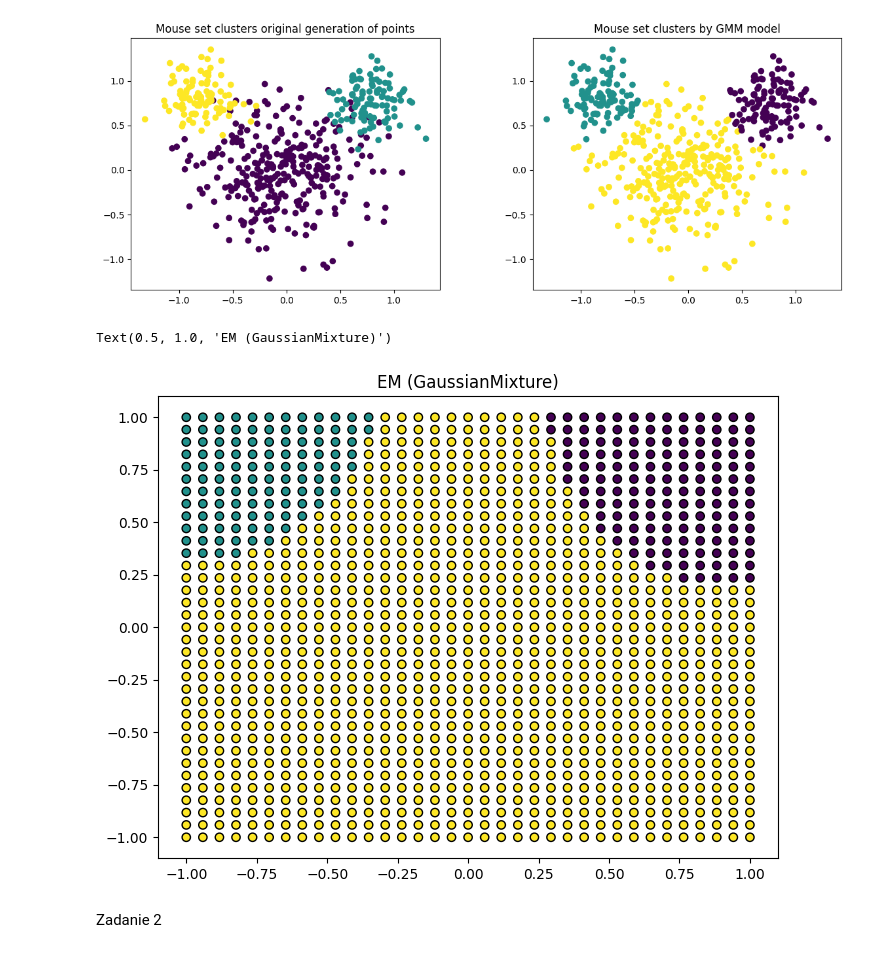
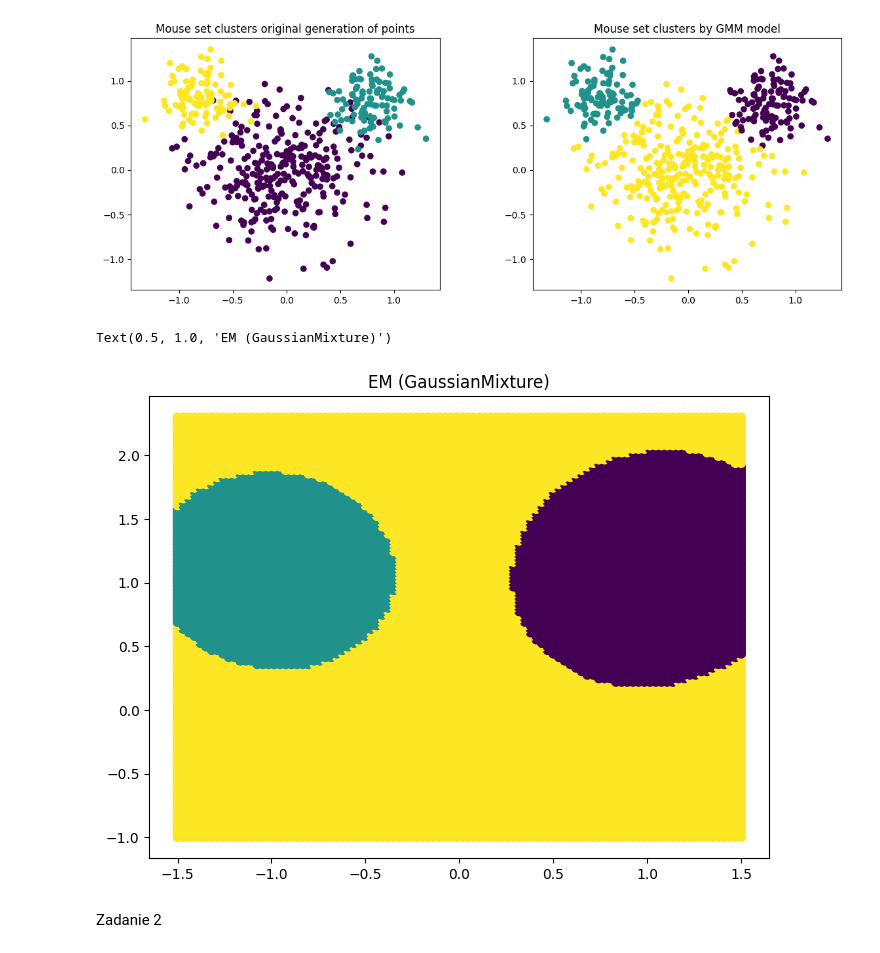
Before and after one commit to kaluznys/uczenie_maszynowe_UW, a Jupyter notebook: praca_domowa2.ipynb, the cells around one changed output. Drawn from its saved outputs; the diff is of its cells as text; code cells hidden in the pictures.

```diff
--- a/praca_domowa2.ipynb
+++ b/praca_domowa2.ipynb
@@ -113,16 +113,16 @@ Text(0.5, 1.0, 'Mouse set clusters by GMM model')
 # %%
 plt.rcParams["figure.figsize"] = [8,6]
 X= pd.DataFrame()
-x_pt =np.linspace(-1,1,35)
-y_pt= np.linspace(-1,1,35)
+x_pt =np.linspace(-1.5,1.5,100)
+y_pt= np.linspace(-1,2.3,120)
 x_1, y_1 = np.meshgrid(x_pt, y_pt)
 pairs = np.c_[x_1.ravel(), y_1.ravel()]
 col = gm_model.predict(pairs)
-plt.scatter(pairs[:, 0], pairs[:, 1], c=col, cmap='viridis', edgecolors='k')
+plt.scatter(pairs[:, 0], pairs[:, 1], c=col, cmap='viridis')
 plt.title("EM (GaussianMixture)")
 # %% [output]
 Text(0.5, 1.0, 'EM (GaussianMixture)')
-[figure, old version]
+[figure, new version]
 # %% [markdown]
 Zadanie 2
 # %%
```
Also changed, not shown: parts of 1 cell of this notebook.
